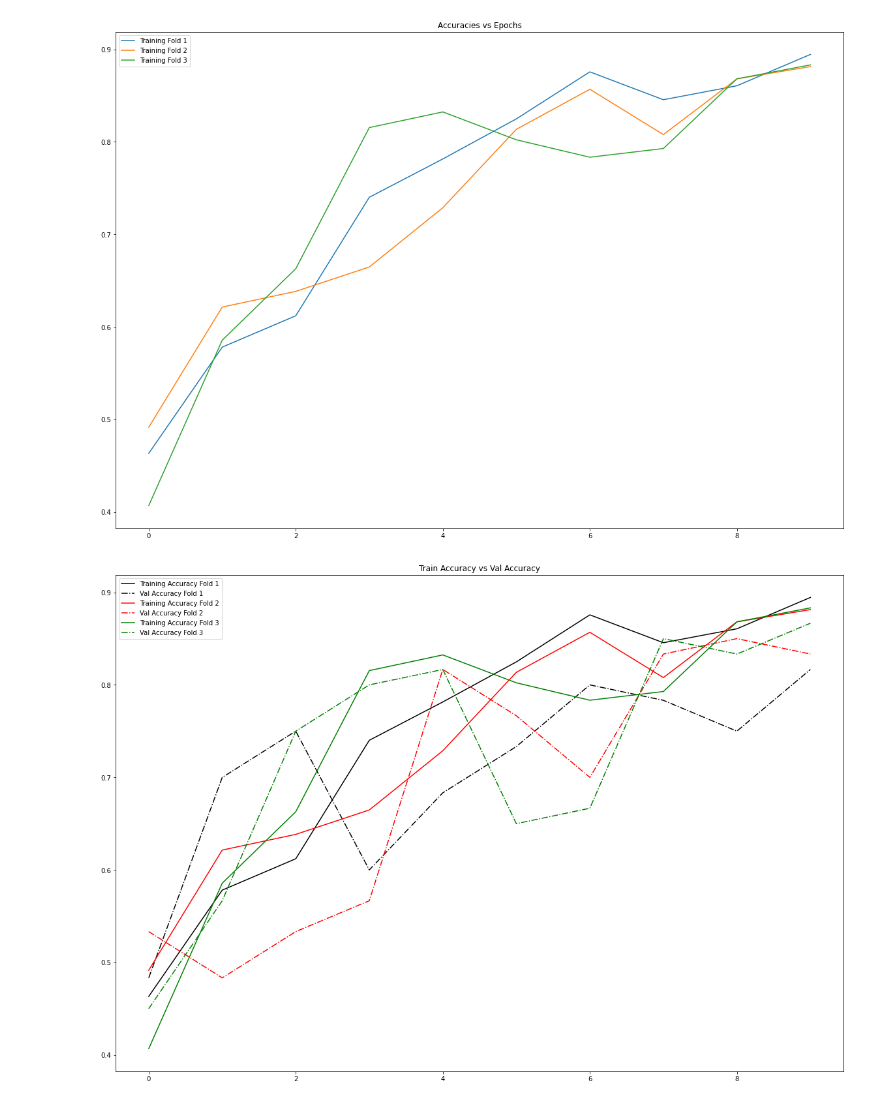
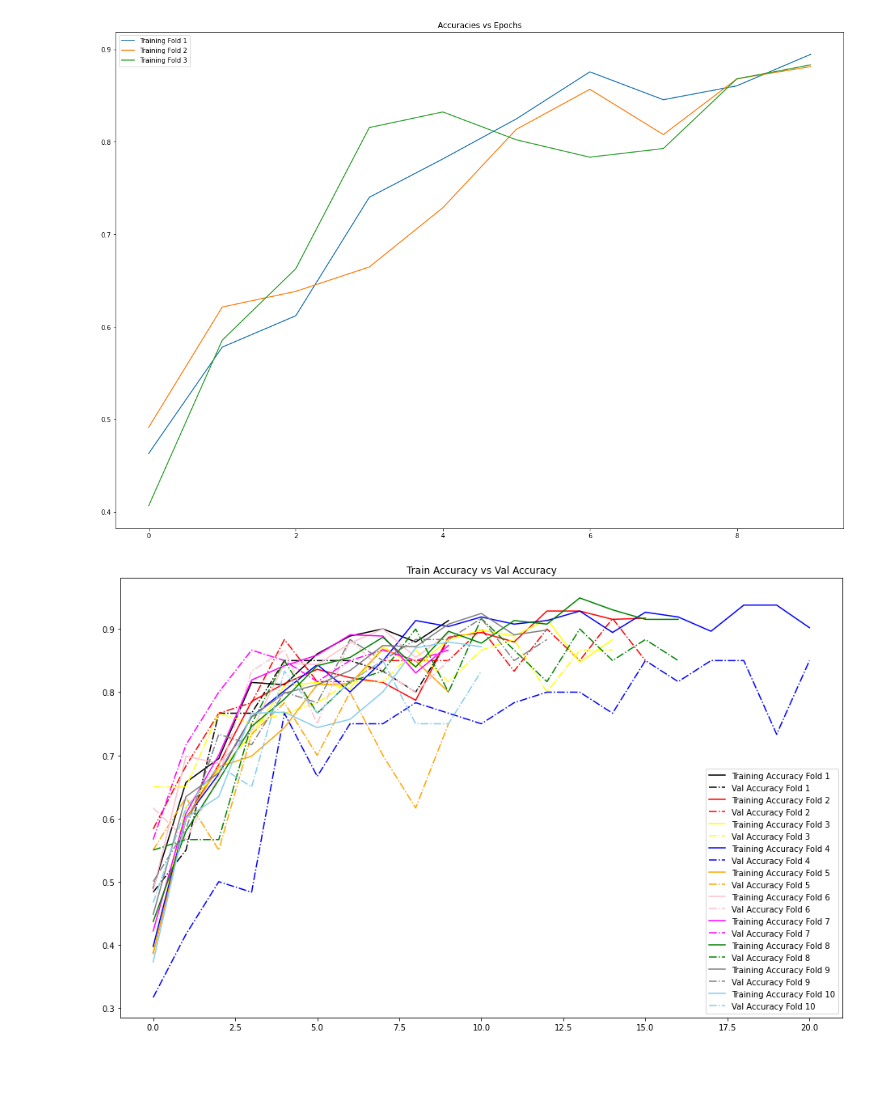
Before and after one commit to shahriariit/COVID-19-Xray, a Jupyter notebook: COVID19_XRay_CNN.ipynb, the cells around one changed output. Cells and saved outputs as stored; diff of their text form; code cells hidden in the pictures; blank space fills up the shorter version.

```diff
--- a/COVID19_XRay_CNN.ipynb
+++ b/COVID19_XRay_CNN.ipynb
@@ -225,16 +255,20 @@ _________________________________________________________________
 def DNN():
   np.random.seed(1)
   model =  Sequential()
-  model.add(Dense(units=400, input_dim=10000,
+  model.add(Dense(units=512, input_dim=10000,
     activation='relu'))
-  model.add(Dense(units=400,
+  model.add(Dense(units=512,
     activation='relu'))
   model.add(Dense(units=3, activation='softmax'))
   model.compile(loss='categorical_crossentropy', optimizer='adam', metrics=['accuracy'])
   return model
 # %%
 #set early stopping criteria
-pat = 5 #this is the number of epochs with no improvment after which the training will stop
+avg_train_accuracy = []
+avg_train_loss=[]
+avg_validation_accuracy=[]
+avg_validation_loss=[]
+pat = 3 #this is the number of epochs with no improvment after which the training will stop
 early_stopping = EarlyStopping(monitor='val_loss', patience=pat, verbose=1)
 
 #define the model checkpoint callback -> this will keep on saving the model as a physical file
@@ -246,19 +280,26 @@ def fit_and_evaluate(t_x, val_x, t_y, val_y, EPOCHS=20, BATCH_SIZE=128):
     model = DNN()
     results = model.fit(t_x, t_y, epochs=EPOCHS, batch_size=BATCH_SIZE, callbacks=[early_stopping, model_checkpoint],
               verbose=1, validation_split=0.1)
+    avg_train_accuracy.append((results.history['accuracy'][-1])*100)
+    avg_train_loss.append((results.history['loss'][-1])*100)
+    avg_validation_accuracy.append((results.history['val_accuracy'][-1])*100)
+    avg_validation_loss.append((results.history['val_loss'][-1])*100)
+    print('Covid19 Train acc: {}'.format(np.round((results.history['accuracy'][-1])*100)))
+    model.load_weights('fas_mnist_1.h5')
+
     print("Val Score: ", model.evaluate(val_x, val_y))
     return results
 # %%
 n_folds= 10
 epochs= 50
-batch_size= 16
+batch_size= 32
 
 #save the model history in a list after fitting so that we can plot later
 model_history = []
 
 for i in range(n_folds):
     print("Training on Fold: ",i+1)
-    t_x, val_x, t_y, val_y = train_test_split(X, y, test_size=0.1,
+    t_x, val_x, t_y, val_y = train_test_split(X_train, y_train, test_size=0.1,
                                                random_state = np.random.randint(1,1000, 1)[0])
     model_history.append(fit_and_evaluate(t_x, val_x, t_y, val_y, epochs, batch_size))
     print("======="*12, end="\n\n\n")
@@ -293,18 +348,38 @@ plt.show()
 # %%
 plt.title('Train Accuracy vs Val Accuracy')
 
 plt.plot(model_history[0].history['accuracy'], label='Training Accuracy Fold 1',color='black' )
 plt.plot(model_history[0].history['val_accuracy'], label='Val Accuracy Fold 1', color='black', linestyle = "dashdot")
 plt.plot(model_history[1].history['accuracy'], label='Training Accuracy Fold 2',color='red')
 
 plt.plot(model_history[1].history['val_accuracy'], label='Val Accuracy Fold 2', color='red', linestyle = "dashdot")
-plt.plot(model_history[2].history['accuracy'], label='Training Accuracy Fold 3',color='green')
+plt.plot(model_history[2].history['accuracy'], label='Training Accuracy Fold 3',color='yellow')
 
-plt.plot(model_history[2].history['val_accuracy'], label='Val Accuracy Fold 3', color='green', linestyle = "dashdot")
+plt.plot(model_history[2].history['val_accuracy'], label='Val Accuracy Fold 3', color='yellow', linestyle = "dashdot")
+plt.plot(model_history[3].history['accuracy'], label='Training Accuracy Fold 4',color='blue')
+
+plt.plot(model_history[3].history['val_accuracy'], label='Val Accuracy Fold 4', color='blue', linestyle = "dashdot")
+plt.plot(model_history[4].history['accuracy'], label='Training Accuracy Fold 5',color='orange')
+
+plt.plot(model_history[4].history['val_accuracy'], label='Val Accuracy Fold 5', color='orange', linestyle = "dashdot")
+plt.plot(model_history[5].history['accuracy'], label='Training Accuracy Fold 6',color='pink')
+
+plt.plot(model_history[5].history['val_accuracy'], label='Val Accuracy Fold 6', color='pink', linestyle = "dashdot")
+plt.plot(model_history[6].history['accuracy'], label='Training Accuracy Fold 7',color='magenta')
+
+plt.plot(model_history[6].history['val_accuracy'], label='Val Accuracy Fold 7', color='magenta', linestyle = "dashdot")
+plt.plot(model_history[7].history['accuracy'], label='Training Accuracy Fold 8',color='green')
+
+plt.plot(model_history[7].history['val_accuracy'], label='Val Accuracy Fold 8', color='green', linestyle = "dashdot")
+plt.plot(model_history[8].history['accuracy'], label='Training Accuracy Fold 9',color='gray')
+
+plt.plot(model_history[8].history['val_accuracy'], label='Val Accuracy Fold 9', color='gray', linestyle = "dashdot")
+plt.plot(model_history[9].history['accuracy'], label='Training Accuracy Fold 10',color='skyblue')
+plt.plot(model_history[9].history['val_accuracy'], label='Val Accuracy Fold 10', color='skyblue', linestyle = "dashdot")
 
 
 
 plt.legend()
 plt.show()
 # %% [output]
-[figure, old version]
+[figure, new version]
```
Also changed, not shown: parts of 13 cells of this notebook.
